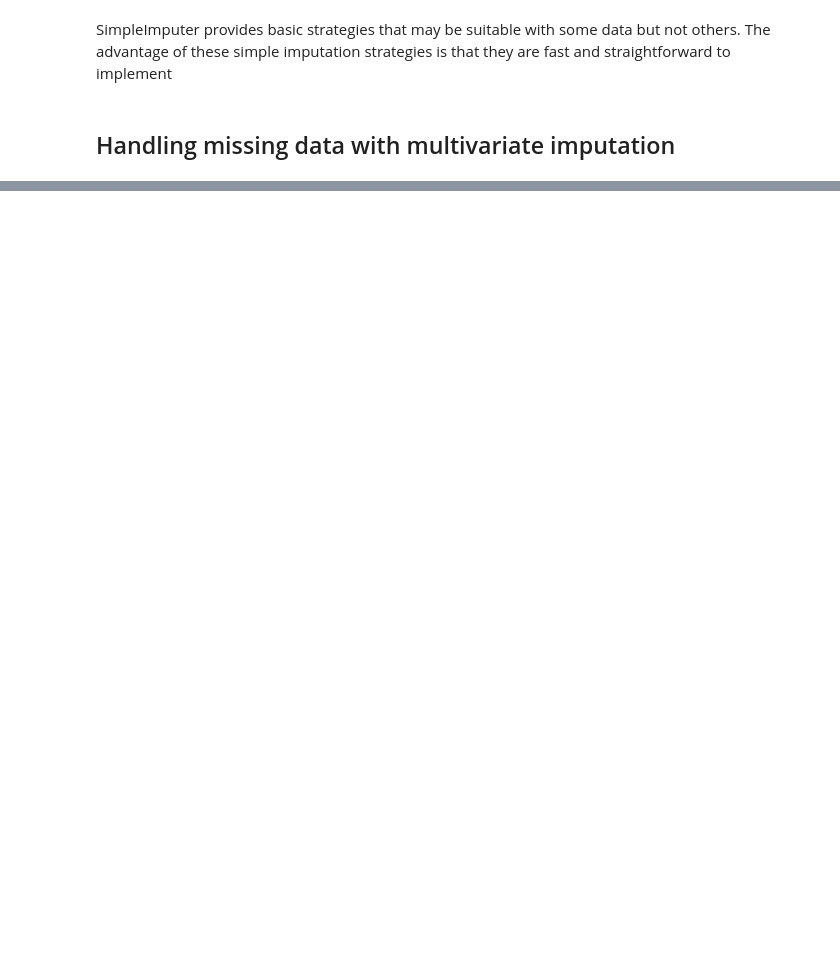
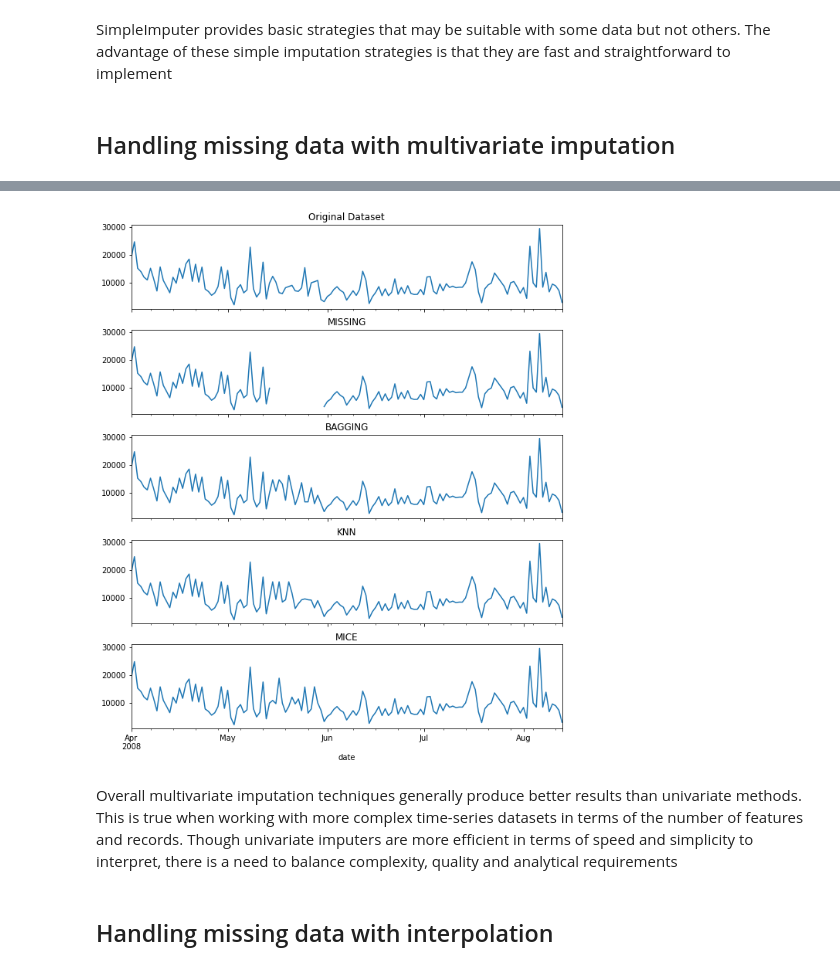
Before and after one commit to LaurbergMJ/TimeSeriesAnalysisWithPythonCookbook, a Jupyter notebook: Ch7.ipynb, the cells around one changed output, grey strips where cells are left out. Saved outputs shown, nothing was run; the diff lists cells and outputs as text; code cells hidden in the pictures; blank space fills up the shorter version.

```diff
--- a/Ch7.ipynb
+++ b/Ch7.ipynb
@@ -416,0 +448,15 @@ SimpleImputer provides basic strategies that may be suitable with some data but
+# %%
+# There's more.... using MICE
+# The statsmodels library has an implementation of MICE that we can test and comparewith IterativeImputer
+import statsmodels.api as sm
+from statsmodels.imputation.mice import MICE, MICEData, MICEResults
+import statsmodels.api
+
+# create a MICEData object
+fltr = ['price', 'location', 'clicks']
+mice_data = MICEData(clicks_missing[fltr],
+                     perturbation_method='gaussian')
+
+# 20 iterations
+mice_data.update_all(n_iter=20)
+mice_data.set_imputer('clicks', formula='~price + location', model_class=sm.OLS)
@@ -416,0 +475,11 @@ SimpleImputer provides basic strategies that may be suitable with some data but
+# %%
+# Finally we can visualize the results for a final comparison. This will include some of the imputations from IterativeImputer
+
+cols = ['clicks', 'bagging', 'knn', 'MICE']
+plot_dfs(clicks_original, clicks_missing[cols], 'clicks')
+# %% [output]
+[figure, added]
+# %% [markdown]
+Overall multivariate imputation techniques generally produce better results than univariate methods. This is true when working with more complex time-series datasets in terms of the number of features and records. Though univariate imputers are more efficient in terms of speed and simplicity to interpret, there is a need to balance complexity, quality and analytical requirements
+# %% [markdown]
+## Handling missing data with interpolation
```
Also changed, not shown: parts of 15 cells of this notebook.
